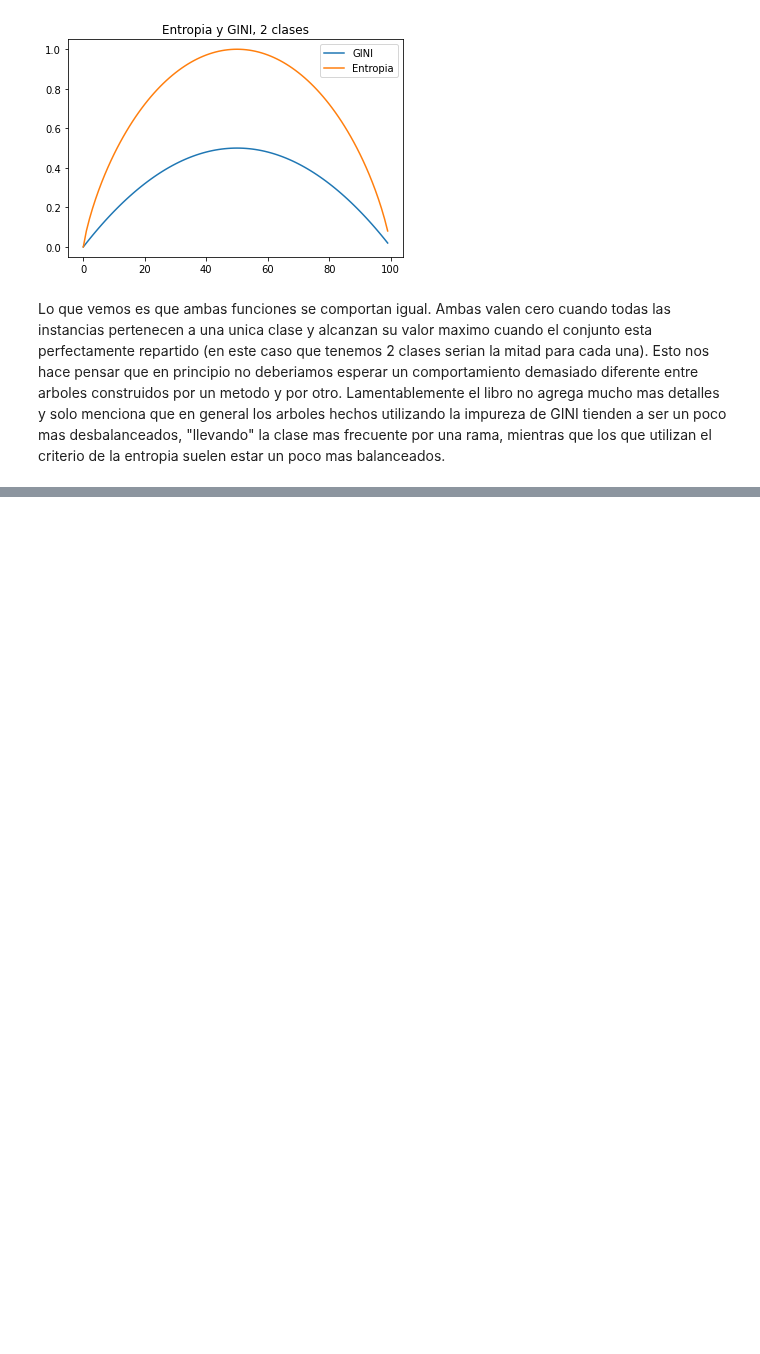
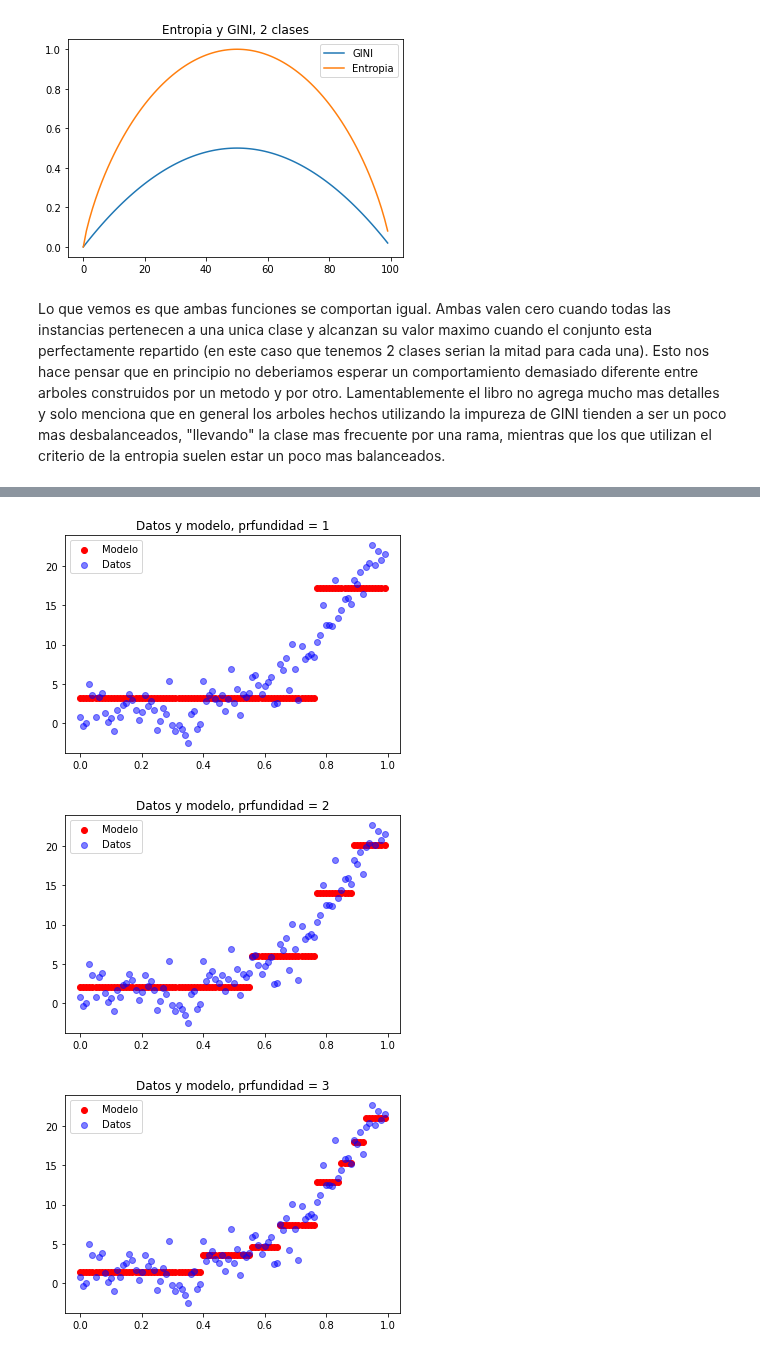
Before and after one commit to nechebarrena/HOML, a Jupyter notebook: HOML_cap_6.ipynb, the cells around one changed output, grey strips where cells are left out. Cells and saved outputs as stored; diff of their text form; code cells hidden in the pictures; blank space fills up the shorter version.

```diff
--- a/HOML_cap_6.ipynb
+++ b/HOML_cap_6.ipynb
@@ -214,0 +238,22 @@ Lo que vemos es que ambas funciones se comportan igual. Ambas valen cero cuando
+# %%
+from sklearn.tree import DecisionTreeRegressor
+
+X = np.reshape(X_,(len(X_),1))
+X_train, X_test, y_train, y_test = train_test_split(X, y, test_size=0.2, random_state=42)
+
+profundidades = [1,2,3]
+
+for profundidad in profundidades:
+  tree_reg = DecisionTreeRegressor(max_depth=profundidad)
+  tree_reg.fit(X_train, y_train)
+
+  y_pred = tree_reg.predict(X)
+  plt.figure()
+  plt.scatter(X,y_pred,color="red",label="Modelo")
+  plt.scatter(X,y,color="blue",label="Datos",alpha=0.5)
+  plt.title("Datos y modelo, prfundidad = " + str(profundidad))
+  plt.legend()
+# %% [output]
+[figure, added]
+[figure, added]
+[figure, added]
```
Also changed, not shown: parts of 5 cells of this notebook.
